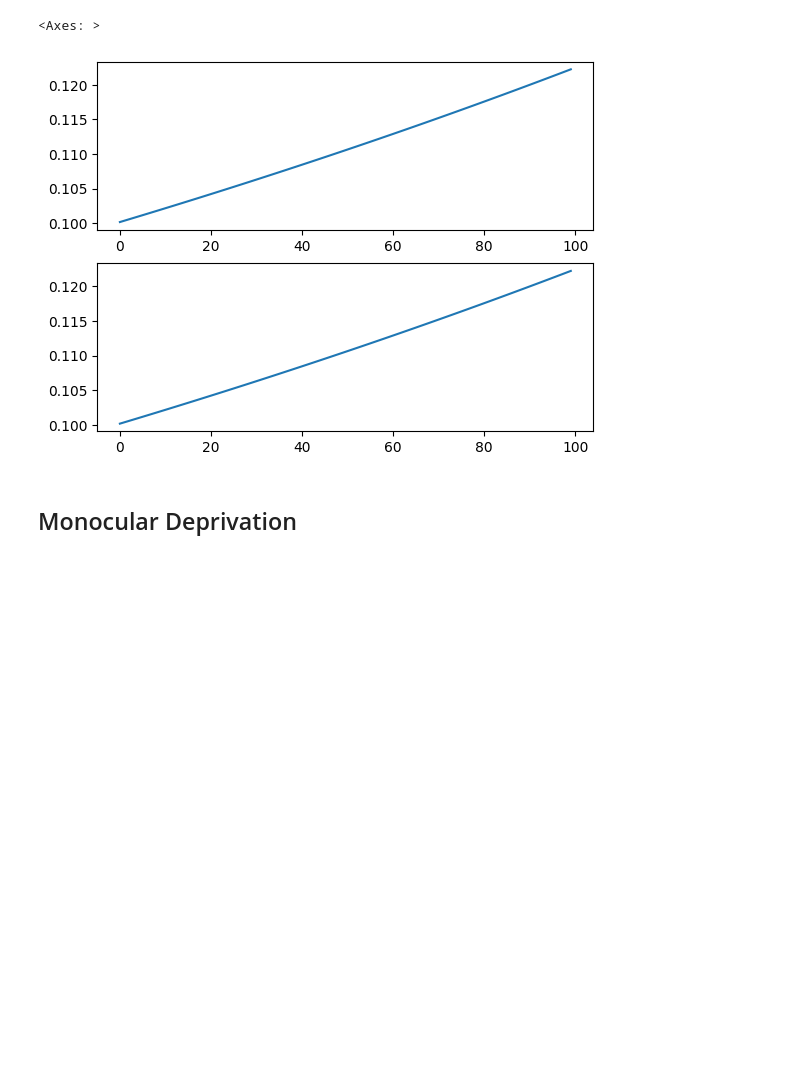
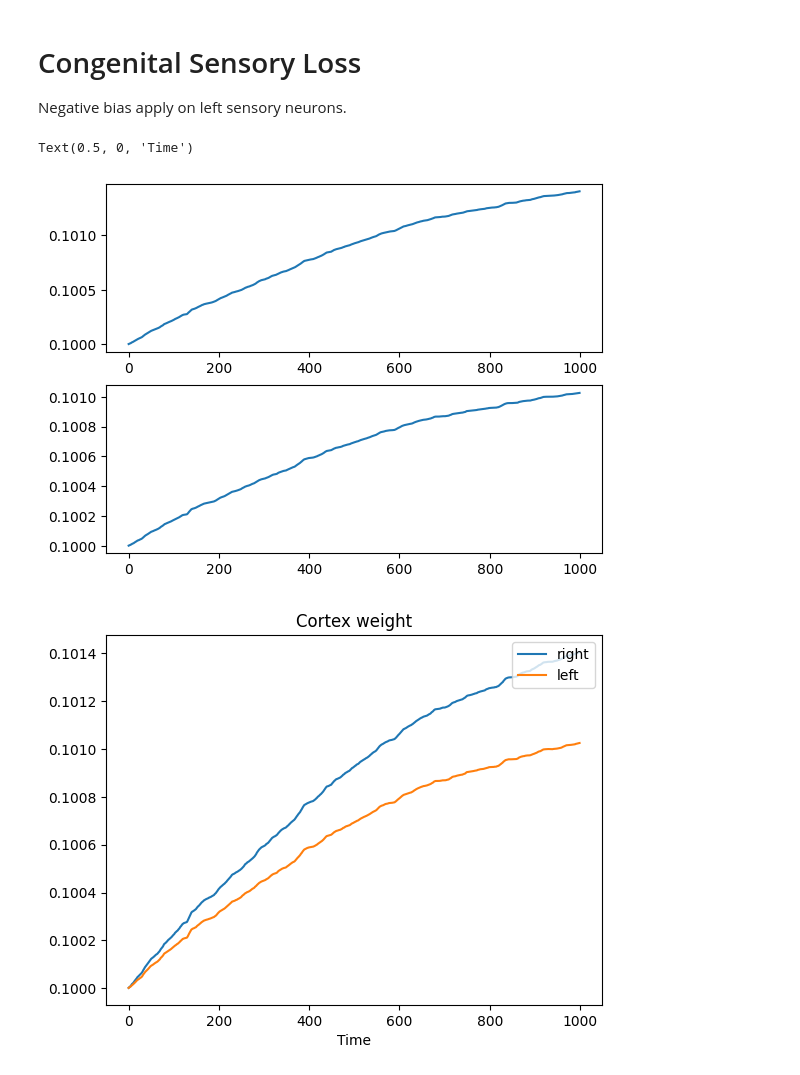
Before and after one commit to Jim137/binocular_balance, a Jupyter notebook: bb.ipynb, the cells around one changed output. Cells and saved outputs as stored; diff of their text form; code cells hidden in the pictures; blank space fills up the shorter version.

```diff
--- a/bb.ipynb
+++ b/bb.ipynb
@@ -5,15 +5,16 @@ import matplotlib.pyplot as plt
 from src.neural_networks import bisensory_nn
 from src.utils import *
 # %%
-n_sensory = 2
-n_cortex = 2
+n_sensory = 5
+n_cortex = 5
 n_motor = 1
-learning_rate = 1e-2
-time = 100
+learning_rate = 1e-5
+time = 10
+input_fluctuation_rate = 0.1
 
 light_strength = 0.5
 
-global id
-id = 0
+bsnn = bisensory_nn(n_sensory, n_cortex, n_motor)
 
-bsnn = bisensory_nn(n_sensory, n_cortex, n_motor)
+for neuron in bsnn:
+    neuron.input_fluctuation_rate = input_fluctuation_rate
@@ -21,0 +21,4 @@ bsnn = bisensory_nn(n_sensory, n_cortex, n_motor)
+# %% [markdown]
+# Congenital Sensory Loss
+
+Negative bias apply on left sensory neurons.
@@ -22,17 +28,29 @@ bsnn = bisensory_nn(n_sensory, n_cortex, n_motor)
 # %%
-bsnn.add_input(
-    data0=(np.ones((n_sensory, 1)) * light_strength).flatten(),
-    data1=(np.ones((n_sensory, 1)) * light_strength).flatten(),
-)
+recording = []
+for _ in range(100):
+    rand = np.random.normal(0.5, 0.1, (n_sensory, 1))
+    bsnn.add_input(
+        data0=(rand).flatten(),
+        data1=(rand).flatten(),
+    )
 
-recording = bsnn.dynamic(time, learning_rate=learning_rate, is_record=True)
-sensory, cortex, motor = record_splitter(recording, "bisensory")
+    recording.extend(bsnn.dynamic(time, learning_rate=learning_rate, is_record=True))
+sensory1, cortex1, motor1 = record_splitter(recording, "bisensory")
-# %%
-fig, (ax1, ax2) = plt.subplots(2, 1)
-plot_weight_value(cortex, ax1, presynaptic_neuron_id=0)
-plot_weight_value(cortex, ax2, presynaptic_neuron_id=2)
-# %% [output]
-<Axes: >
-[figure, removed]
-# %% [markdown]
-## Monocular Deprivation
+# %%
+fig, (ax1, ax2) = plt.subplots(2, 1)
+plot_weight_value(cortex1, ax1, presynaptic_neuron_id=range(n_sensory))
+plot_weight_value(cortex1, ax2, presynaptic_neuron_id=range(n_sensory, 2 * n_sensory))
+
+
+fig, ax = plt.subplots()
+plot_weight_value(cortex1, ax, presynaptic_neuron_id=range(n_sensory), label="right")
+plot_weight_value(
+    cortex1, ax, presynaptic_neuron_id=range(n_sensory, 2 * n_sensory), label="left"
+)
+ax.legend(loc="upper right")
+ax.set_title("Cortex weight")
+ax.set_xlabel("Time")
+# %% [output]
+Text(0.5, 0, 'Time')
+[figure, added]
+[figure, added]
```
Also changed, not shown: parts of 23 cells of this notebook, 1 other file.
